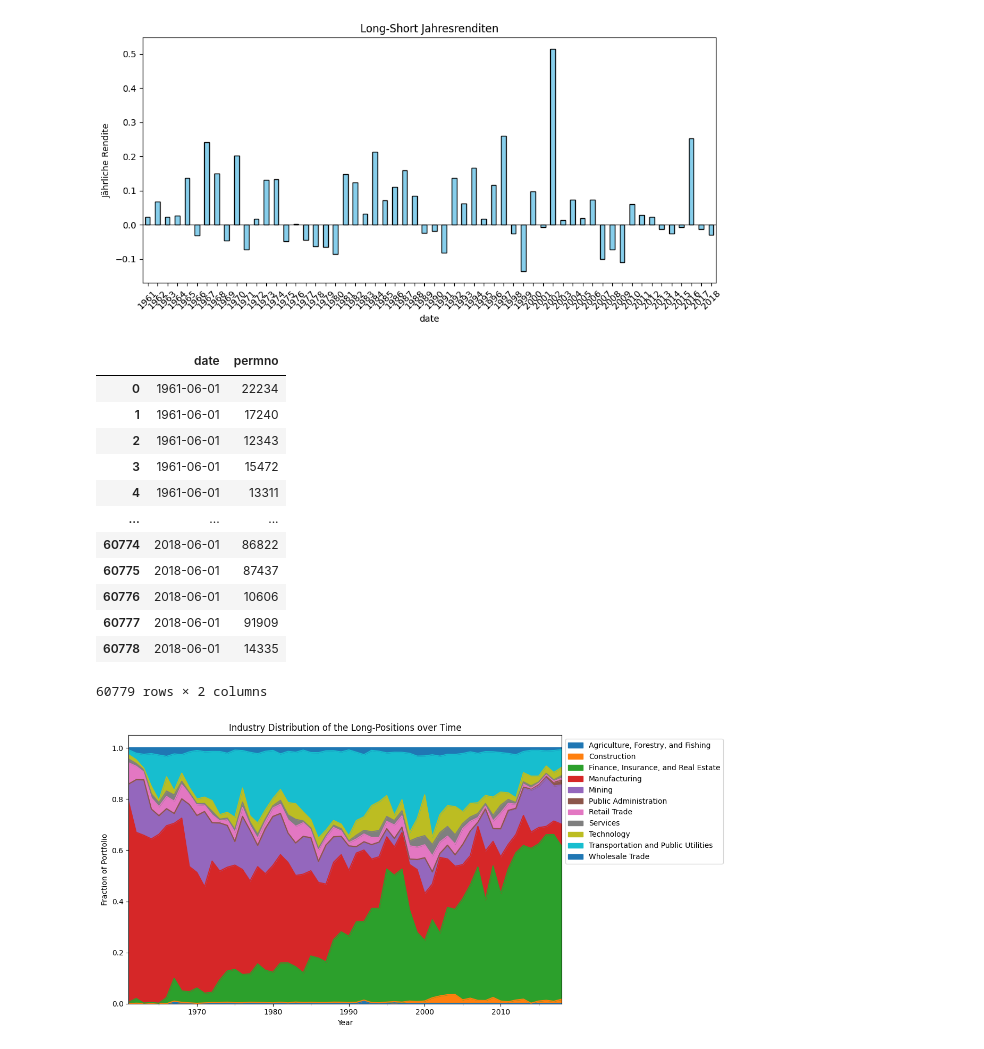
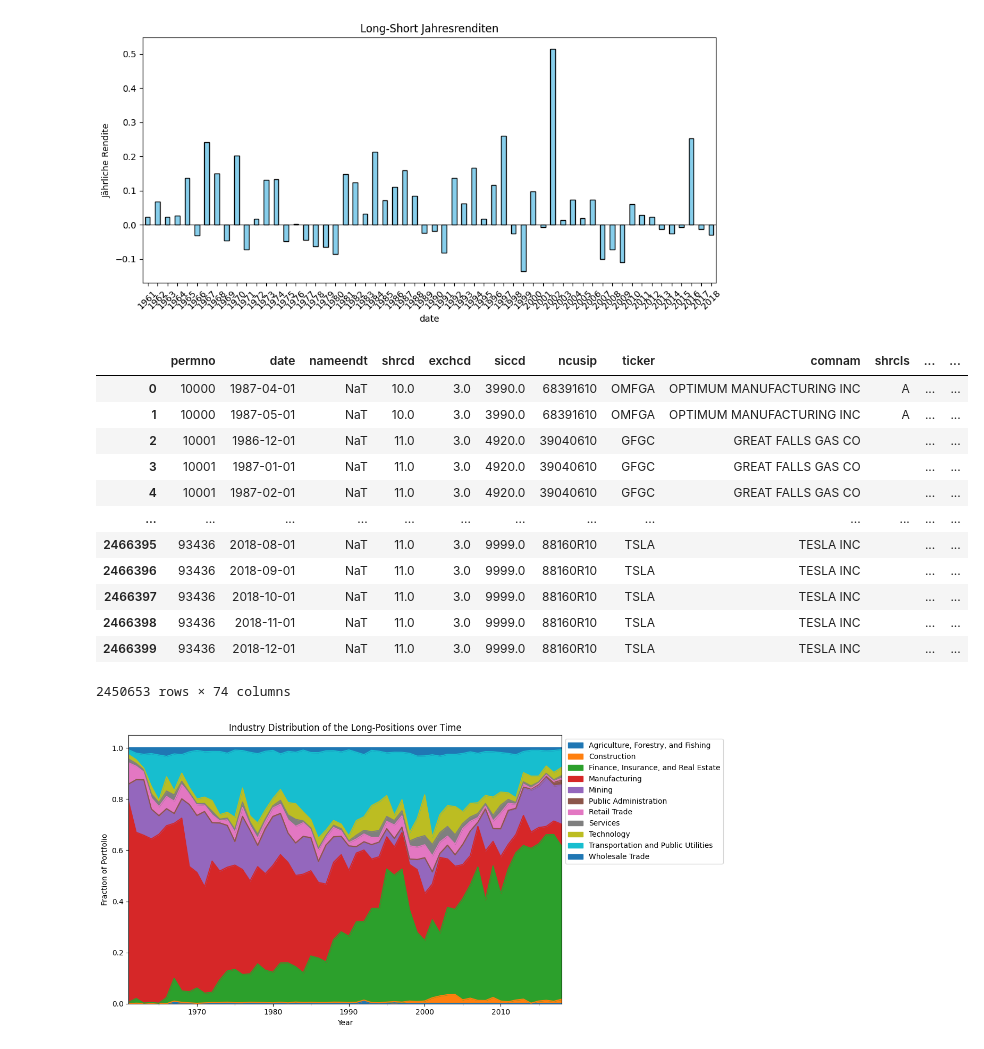
Before and after one commit to justusschenk/valueinvesting, a Jupyter notebook: Portfolio-composition.ipynb, the cells around one changed output. Drawn from its saved outputs; the diff is of its cells as text; code cells hidden in the pictures.

```diff
--- a/Portfolio-composition.ipynb
+++ b/Portfolio-composition.ipynb
@@ -969,19 +972,19 @@ dtype: float64
 [figure]
 [figure]
 # %%
-df_top_permno_all
+df
 # %% [output]
-|  | date | permno |
-| 0 | 1961-06-01 | 22234 |
-| 1 | 1961-06-01 | 17240 |
-| 2 | 1961-06-01 | 12343 |
-| 3 | 1961-06-01 | 15472 |
-| 4 | 1961-06-01 | 13311 |
-| ... | ... | ... |
-| 60774 | 2018-06-01 | 86822 |
-| 60775 | 2018-06-01 | 87437 |
-| 60776 | 2018-06-01 | 10606 |
-| 60777 | 2018-06-01 | 91909 |
-| 60778 | 2018-06-01 | 14335 |
+|  | permno | date | nameendt | shrcd | exchcd | siccd | ncusip | ticker | comnam | shrcls | ... | ... |
+| 0 | 10000 | 1987-04-01 | NaT | 10.0 | 3.0 | 3990.0 | 68391610 | OMFGA | OPTIMUM MANUFACTURING INC | A | ... | ... |
+| 1 | 10000 | 1987-05-01 | NaT | 10.0 | 3.0 | 3990.0 | 68391610 | OMFGA | OPTIMUM MANUFACTURING INC | A | ... | ... |
+| 2 | 10001 | 1986-12-01 | NaT | 11.0 | 3.0 | 4920.0 | 39040610 | GFGC | GREAT FALLS GAS CO |  | ... | ... |
+| 3 | 10001 | 1987-01-01 | NaT | 11.0 | 3.0 | 4920.0 | 39040610 | GFGC | GREAT FALLS GAS CO |  | ... | ... |
+| 4 | 10001 | 1987-02-01 | NaT | 11.0 | 3.0 | 4920.0 | 39040610 | GFGC | GREAT FALLS GAS CO |  | ... | ... |
+| ... | ... | ... | ... | ... | ... | ... | ... | ... | ... | ... | ... | ... |
+| 2466395 | 93436 | 2018-08-01 | NaT | 11.0 | 3.0 | 9999.0 | 88160R10 | TSLA | TESLA INC |  | ... | ... |
+| 2466396 | 93436 | 2018-09-01 | NaT | 11.0 | 3.0 | 9999.0 | 88160R10 | TSLA | TESLA INC |  | ... | ... |
+| 2466397 | 93436 | 2018-10-01 | NaT | 11.0 | 3.0 | 9999.0 | 88160R10 | TSLA | TESLA INC |  | ... | ... |
+| 2466398 | 93436 | 2018-11-01 | NaT | 11.0 | 3.0 | 9999.0 | 88160R10 | TSLA | TESLA INC |  | ... | ... |
+| 2466399 | 93436 | 2018-12-01 | NaT | 11.0 | 3.0 | 9999.0 | 88160R10 | TSLA | TESLA INC |  | ... | ... |
-60779 rows × 2 columns
+2450653 rows × 74 columns
 # %%
```
Also changed, not shown: parts of 7 cells of this notebook, 2 other files.
